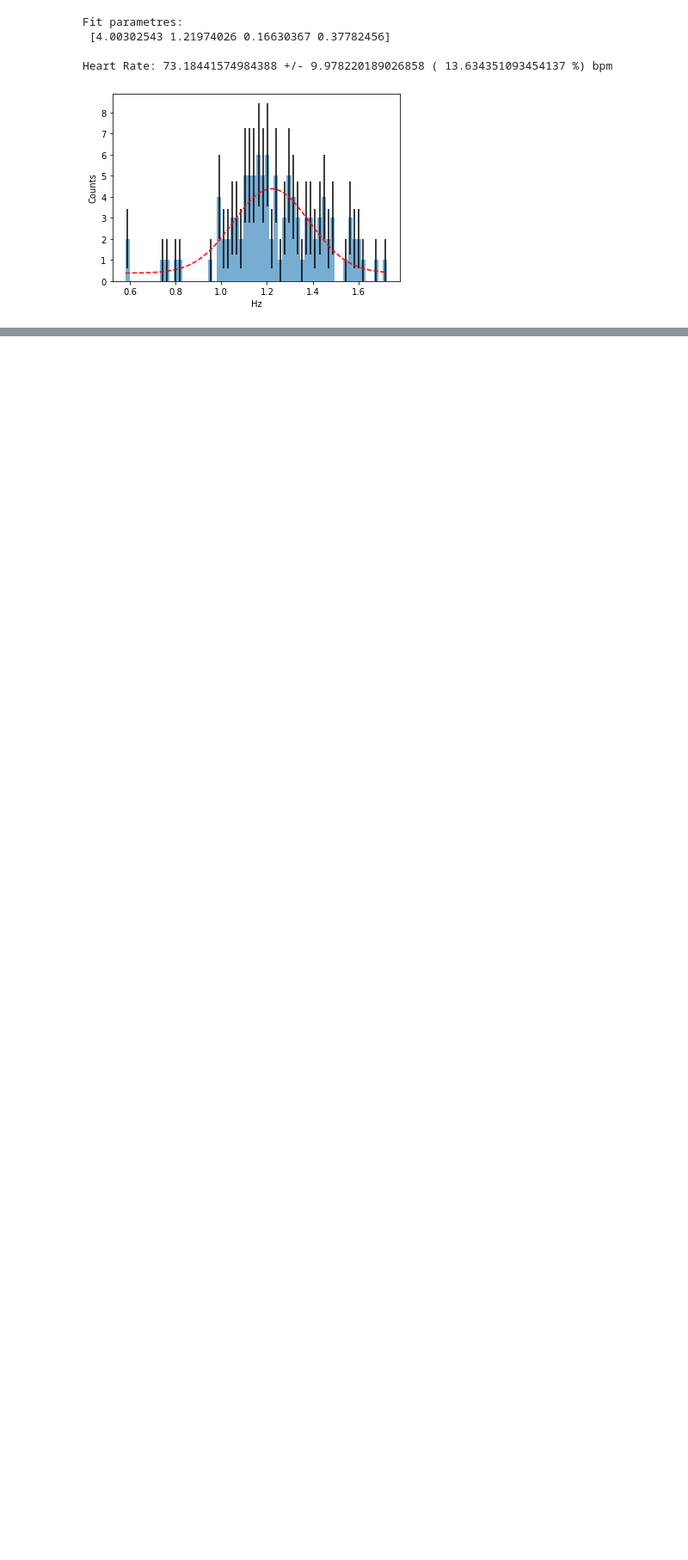
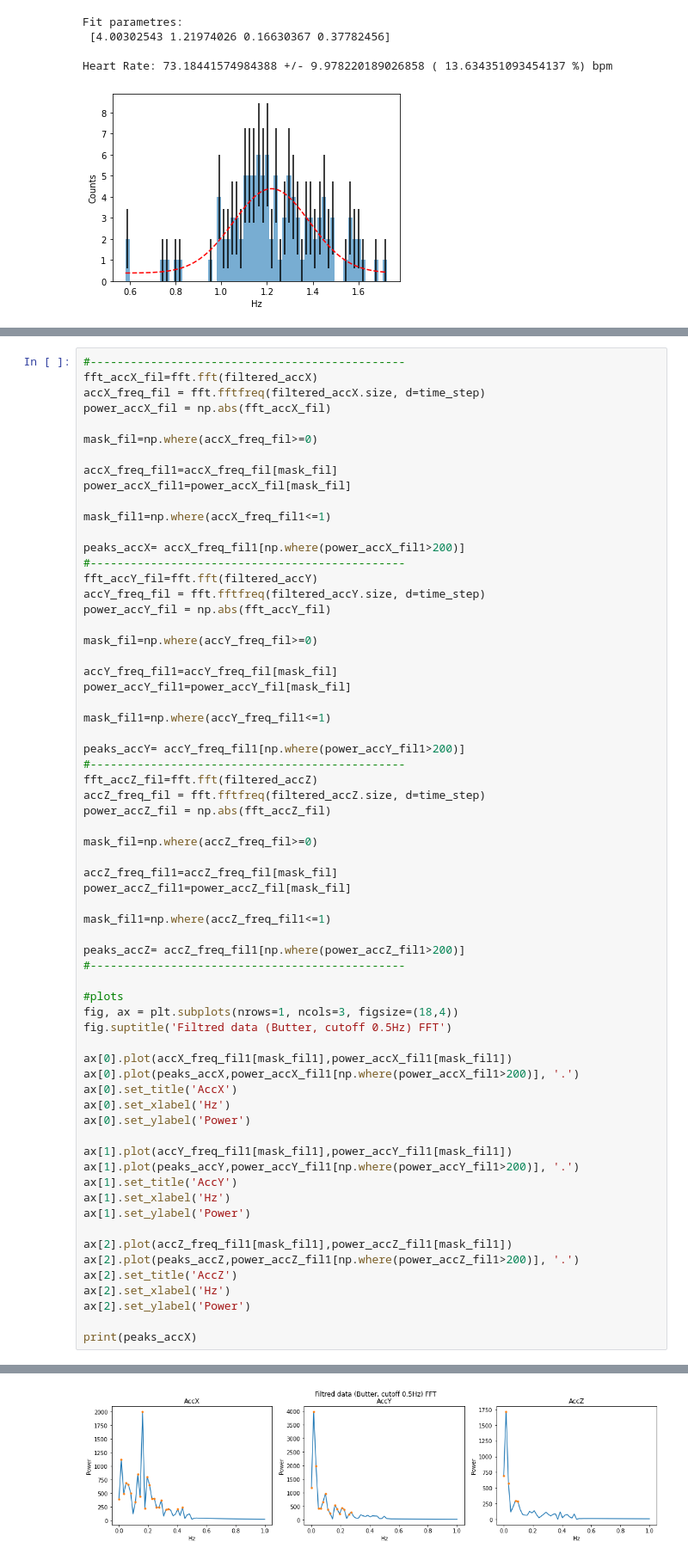
Before and after one commit to zanocrate/LCP_projects_Y4, a Jupyter notebook: Raffo_draft.ipynb, the cells around one changed output, grey strips where cells are left out. Shown at 86% size. Saved outputs shown, nothing was run; the diff lists cells and outputs as text; blank space fills up the shorter version.

```diff
--- a/Raffo_draft.ipynb
+++ b/Raffo_draft.ipynb
@@ -547,0 +578,66 @@ Heart Rate: 73.18441574984388 +/- 9.978220189026858 ( 13.634351093454137 %) bpm
+# %%
+#-----------------------------------------------
+fft_accX_fil=fft.fft(filtered_accX)
+accX_freq_fil = fft.fftfreq(filtered_accX.size, d=time_step)
+power_accX_fil = np.abs(fft_accX_fil)
+
+mask_fil=np.where(accX_freq_fil>=0)
+
+accX_freq_fil1=accX_freq_fil[mask_fil]
+power_accX_fil1=power_accX_fil[mask_fil]
+
+mask_fil1=np.where(accX_freq_fil1<=1)
+
+peaks_accX= accX_freq_fil1[np.where(power_accX_fil1>200)]
+#-----------------------------------------------
+fft_accY_fil=fft.fft(filtered_accY)
+accY_freq_fil = fft.fftfreq(filtered_accY.size, d=time_step)
+power_accY_fil = np.abs(fft_accY_fil)
+
+mask_fil=np.where(accY_freq_fil>=0)
+
+accY_freq_fil1=accY_freq_fil[mask_fil]
+power_accY_fil1=power_accY_fil[mask_fil]
+
+mask_fil1=np.where(accY_freq_fil1<=1)
+
+peaks_accY= accY_freq_fil1[np.where(power_accY_fil1>200)]
+#-----------------------------------------------
+fft_accZ_fil=fft.fft(filtered_accZ)
+accZ_freq_fil = fft.fftfreq(filtered_accZ.size, d=time_step)
+power_accZ_fil = np.abs(fft_accZ_fil)
+
+mask_fil=np.where(accZ_freq_fil>=0)
+
+accZ_freq_fil1=accZ_freq_fil[mask_fil]
+power_accZ_fil1=power_accZ_fil[mask_fil]
+
+mask_fil1=np.where(accZ_freq_fil1<=1)
+
+peaks_accZ= accZ_freq_fil1[np.where(power_accZ_fil1>200)]
+#-----------------------------------------------
+
+#plots
+fig, ax = plt.subplots(nrows=1, ncols=3, figsize=(18,4))
+fig.suptitle('Filtred data (Butter, cutoff 0.5Hz) FFT')
+
+ax[0].plot(accX_freq_fil1[mask_fil1],power_accX_fil1[mask_fil1])
+ax[0].plot(peaks_accX,power_accX_fil1[np.where(power_accX_fil1>200)], '.')
+ax[0].set_title('AccX')
+ax[0].set_xlabel('Hz')
+ax[0].set_ylabel('Power')
+
+ax[1].plot(accY_freq_fil1[mask_fil1],power_accY_fil1[mask_fil1])
+ax[1].plot(peaks_accY,power_accY_fil1[np.where(power_accY_fil1>200)], '.')
+ax[1].set_title('AccY')
+ax[1].set_xlabel('Hz')
+ax[1].set_ylabel('Power')
+
+ax[2].plot(accZ_freq_fil1[mask_fil1],power_accZ_fil1[mask_fil1])
+ax[2].plot(peaks_accZ,power_accZ_fil1[np.where(power_accZ_fil1>200)], '.')
+ax[2].set_title('AccZ')
+ax[2].set_xlabel('Hz')
+ax[2].set_ylabel('Power')
+
+print(peaks_accX)
+# %% [output]
@@ -547,0 +648 @@ Heart Rate: 73.18441574984388 +/- 9.978220189026858 ( 13.634351093454137 %) bpm
+[figure, added]
```
Also changed, not shown: parts of 8 cells of this notebook.
